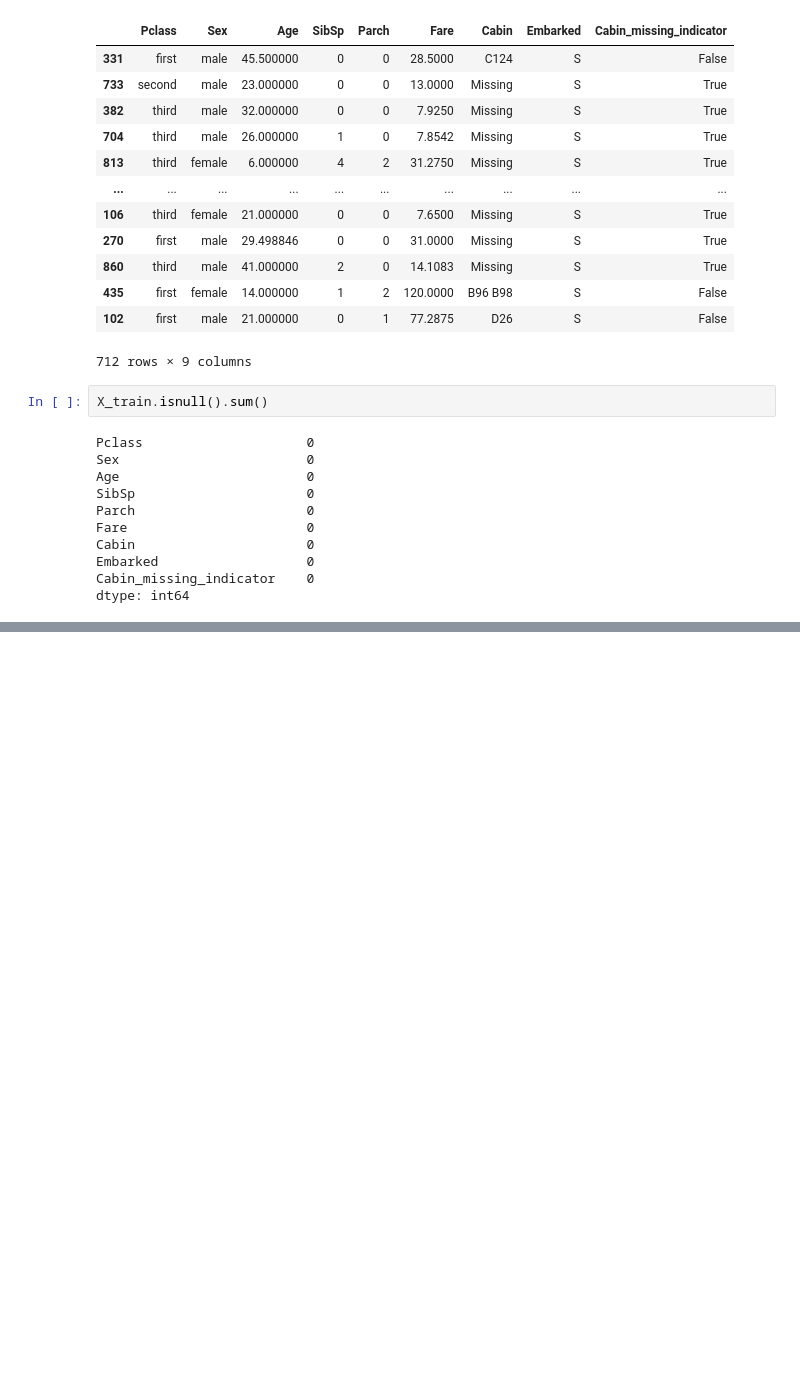
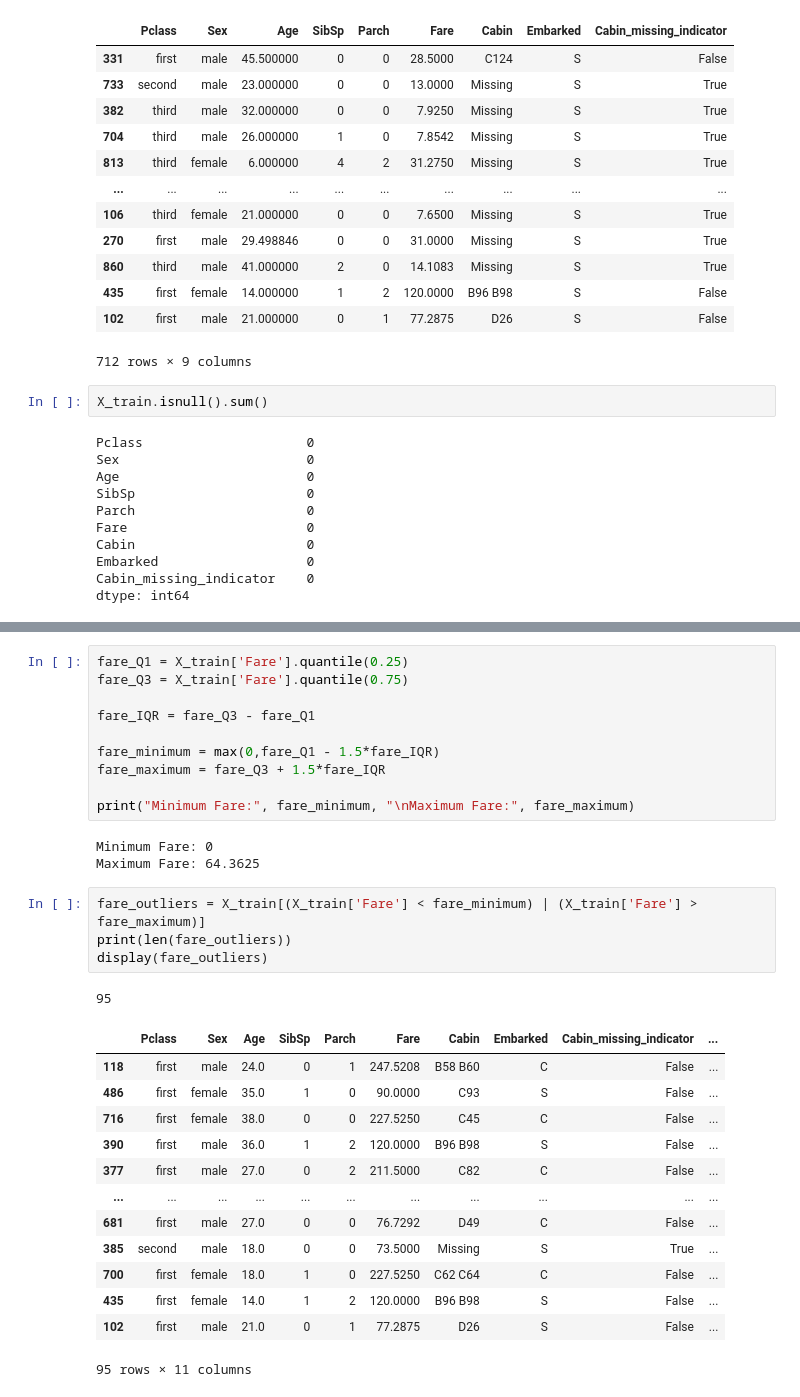
Before and after one commit to iampikabyte/machine-learning-workbench, a Jupyter notebook: Feature_engineering_ml/train_test_split_starter.ipynb, the cells around one changed output, grey strips where cells are left out. Drawn from its saved outputs; the diff is of its cells as text; blank space fills up the shorter version.

```diff
--- a/Feature_engineering_ml/train_test_split_starter.ipynb
+++ b/Feature_engineering_ml/train_test_split_starter.ipynb
@@ -365,0 +488,32 @@ dtype: int64
+# %%
+fare_Q1 = X_train['Fare'].quantile(0.25)
+fare_Q3 = X_train['Fare'].quantile(0.75)
+
+fare_IQR = fare_Q3 - fare_Q1
+
+fare_minimum = max(0,fare_Q1 - 1.5*fare_IQR)
+fare_maximum = fare_Q3 + 1.5*fare_IQR
+
+print("Minimum Fare:", fare_minimum, "\nMaximum Fare:", fare_maximum)
+# %% [output]
+Minimum Fare: 0
+Maximum Fare: 64.3625
+# %%
+fare_outliers = X_train[(X_train['Fare'] < fare_minimum) | (X_train['Fare'] > fare_maximum)]
+print(len(fare_outliers))
+display(fare_outliers)
+# %% [output]
+95
+|  | Pclass | Sex | Age | SibSp | Parch | Fare | Cabin | Embarked | Cabin_missing_indicator | ... |
+| 118 | first | male | 24.0 | 0 | 1 | 247.5208 | B58 B60 | C | False | ... |
+| 486 | first | female | 35.0 | 1 | 0 | 90.0000 | C93 | S | False | ... |
+| 716 | first | female | 38.0 | 0 | 0 | 227.5250 | C45 | C | False | ... |
+| 390 | first | male | 36.0 | 1 | 2 | 120.0000 | B96 B98 | S | False | ... |
+| 377 | first | male | 27.0 | 0 | 2 | 211.5000 | C82 | C | False | ... |
+| ... | ... | ... | ... | ... | ... | ... | ... | ... | ... | ... |
+| 681 | first | male | 27.0 | 0 | 0 | 76.7292 | D49 | C | False | ... |
+| 385 | second | male | 18.0 | 0 | 0 | 73.5000 | Missing | S | True | ... |
+| 700 | first | female | 18.0 | 1 | 0 | 227.5250 | C62 C64 | C | False | ... |
+| 435 | first | female | 14.0 | 1 | 2 | 120.0000 | B96 B98 | S | False | ... |
+| 102 | first | male | 21.0 | 0 | 1 | 77.2875 | D26 | S | False | ... |
+95 rows × 11 columns
```
Also changed, not shown: parts of 11 cells of this notebook, 1 other file.
